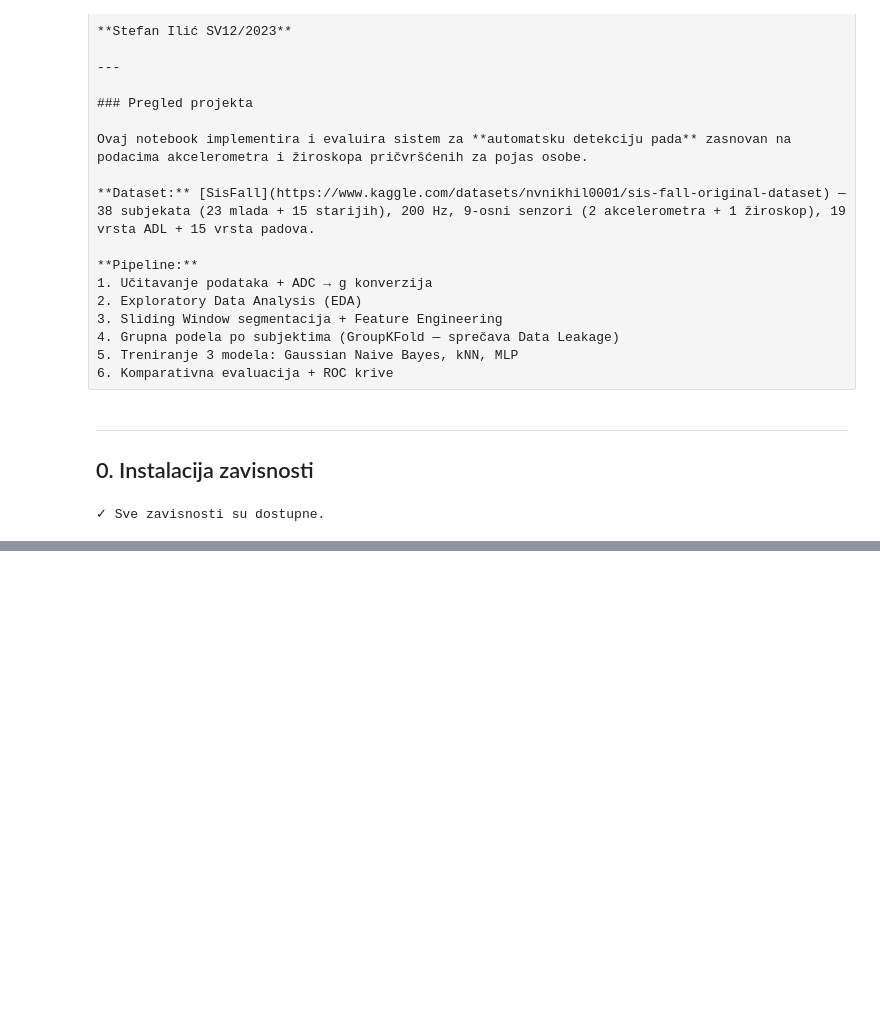
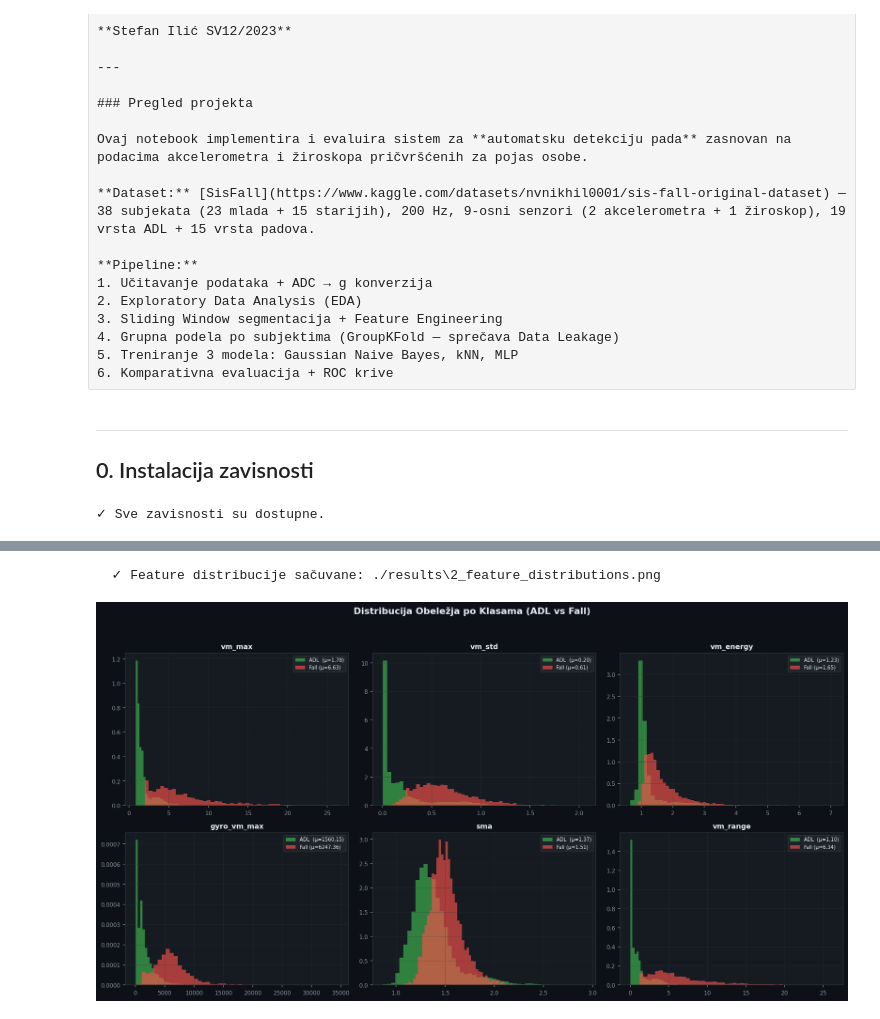
Before and after one commit to stefanftn/fall-detection, a Jupyter notebook: ri/src/projekat.ipynb, the cells around one changed output, grey strips where cells are left out. Saved outputs shown, nothing was run; the diff lists cells and outputs as text; code cells hidden in the pictures; blank space fills up the shorter version.

```diff
--- a/ri/src/projekat.ipynb
+++ b/ri/src/projekat.ipynb
@@ -40,0 +131,17 @@ print("✓ Sve zavisnosti su dostupne.")
+# %%
+import numpy as np
+
+print("=" * 60)
+print("  SLIDING WINDOW + FEATURE EXTRACTION")
+print("=" * 60)
+print(f"  Prozor: {WINDOW_SEC}s = {WINDOW_SAMPLES} uzoraka | "
+      f"Overlap: {int(OVERLAP_PCT*100)}% | Korak: {STEP_SAMPLES} uzoraka")
+
+X, y, groups, win_stats = apply_sliding_window(records)
+
+print(f"\n  Matrica obeležja X: {X.shape}")
+print(f"  Vektor labela    y: {y.shape}  "
+      f"(ADL={np.sum(y==0)}, Fall={np.sum(y==1)})")
+print(f"\n  Obeležja:")
+for i, col in enumerate(X.columns, 1):
+    print(f"    {i:2d}. {col}")
@@ -40,0 +166,8 @@ print("✓ Sve zavisnosti su dostupne.")
+# %%
+from IPython.display import Image, display
+
+plot_feature_distributions(X, y, OUTPUT_DIR)
+display(Image(os.path.join(OUTPUT_DIR, '2_feature_distributions.png'), width=900))
+# %% [output]
+  ✓ Feature distribucije sačuvane: ./results\2_feature_distributions.png
+[figure, added]
```
Also changed, not shown: parts of 11 cells of this notebook.
